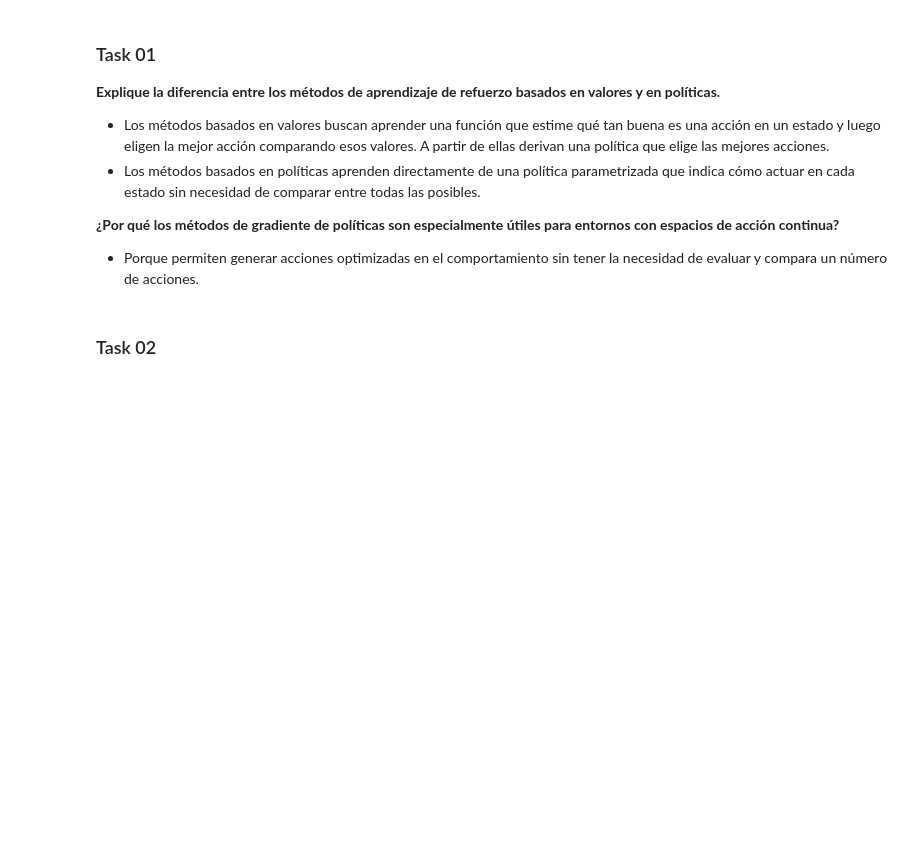
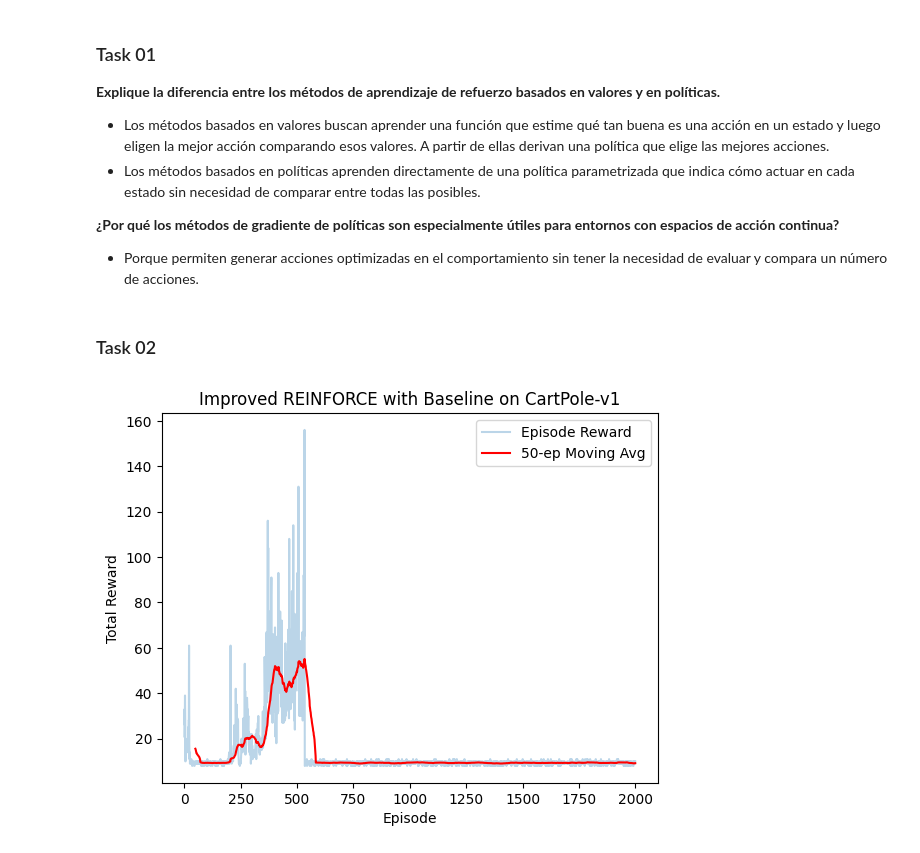
Before and after one commit to MelissaPerez09/Lab07-CC3104, a Jupyter notebook: src/main.ipynb, the cells around one changed output. Saved outputs shown, nothing was run; the diff lists cells and outputs as text; code cells hidden in the pictures; blank space fills up the shorter version.

```diff
--- a/src/main.ipynb
+++ b/src/main.ipynb
@@ -45,0 +26,31 @@ def value(state):
+# %%
+class Policy(nn.Module):
+    def __init__(self, stateDim, actionDim):
+        super(Policy, self).__init__()
+        self.fc1 = nn.Linear(stateDim, 128)
+        self.fc2 = nn.Linear(128, 128)
+        self.out = nn.Linear(128, actionDim)
+    def forward(self, x):
+        x = torch.relu(self.fc1(x))
+        x = torch.relu(self.fc2(x))
+        return torch.softmax(self.out(x), dim=-1)
+# %%
+class Value(nn.Module):
+    def __init__(self, stateDim):
+        super(Value, self).__init__()
+        self.fc1 = nn.Linear(stateDim, 128)
+        self.fc2 = nn.Linear(128, 1)
+    def forward(self, x):
+        x = torch.relu(self.fc1(x))
+        return self.fc2(x)
+# %%
+env = gym.make("CartPole-v1")
+stateDim = env.observation_space.shape[0]
+actionDim = env.action_space.n
+policy = Policy(stateDim, actionDim)
+value = Value(stateDim)
+optimizerPolicy = optim.Adam(policy.parameters(), lr=0.001)
+optimizerValue = optim.Adam(value.parameters(), lr=0.005)
+gamma = 0.99
+episodes = 2000
+rewardsPerEpisode = []
@@ -45,0 +101,13 @@ def value(state):
+# %%
+plt.plot(rewardsPerEpisode, alpha=0.3, label="Episode Reward")
+window = 50
+if len(rewardsPerEpisode) >= window:
+    movingAvg = np.convolve(rewardsPerEpisode, np.ones(window)/window, mode="valid")
+    plt.plot(range(window-1, episodes), movingAvg, label=f"{window}-ep Moving Avg", color="red")
+plt.xlabel("Episode")
+plt.ylabel("Total Reward")
+plt.title("Improved REINFORCE with Baseline on CartPole-v1")
+plt.legend()
+plt.show()
+# %% [output]
+[figure, added]
```
Also changed, not shown: parts of 5 cells of this notebook.
